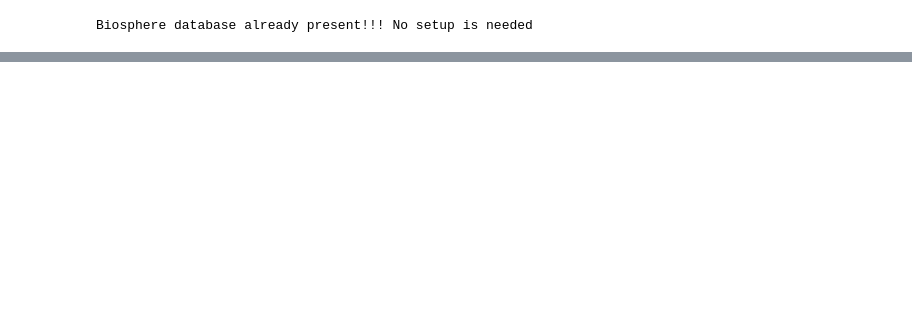
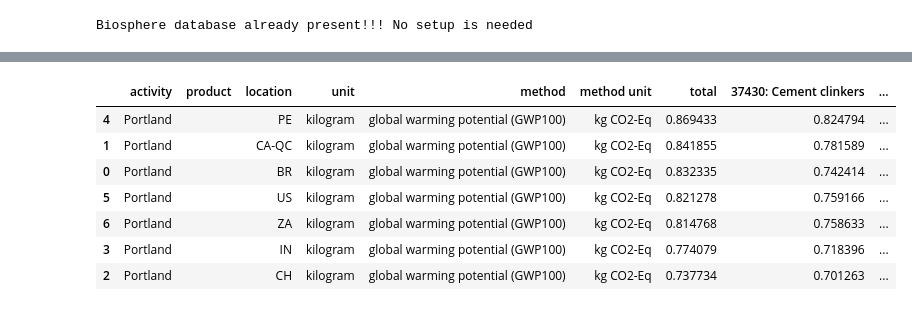
Before and after one commit to Laboratory-for-Energy-Systems-Analysis/dopo, a Jupyter notebook: dev/general_scan.ipynb, the cells around one changed output, grey strips where cells are left out. Cells and saved outputs as stored; diff of their text form; code cells hidden in the pictures; blank space fills up the shorter version.

Commit message:
developing code for multiple sector run and excel charts

```diff
--- a/dev/general_scan.ipynb
+++ b/dev/general_scan.ipynb
@@ -216,0 +224,2 @@ Scatter chart with dots has been created and saved in data.xlsx
+# %%
+scores_dict=sector_lca_scores(sectors_dict, method_dict)
@@ -216,0 +235,9 @@ Scatter chart with dots has been created and saved in data.xlsx
+# %%
+# Function to add statistics to DataFrame
+def add_statistics(df, column_name='total'):
+    # Calculate mean, standard deviation, and IQR
+    df['mean'] = df[column_name].mean()
+    df['std'] = df[column_name].std()
+    df['q1'] = df[column_name].quantile(0.25)
+    df['q3'] = df[column_name].quantile(0.75)
+    return df
@@ -216,0 +266,27 @@ Scatter chart with dots has been created and saved in data.xlsx
+# %%
+def sector_lca_scores_to_df(scores_dict):
+    df_list=[]
+    for sector in scores_dict.keys():
+        lca_tables = scores_dict[sector]['lca_tables_different_methods']
+        for method, table in lca_tables.items():
+            # Create a DataFrame for the current LCA score table
+            df = pd.DataFrame(table)
+            # Add statistics to the DataFrame
+            df = add_statistics(df)
+
+            df_list.append(df)
+    return df_list
+# %%
+df_list=sector_lca_scores_to_df(sectors_dict)
+# %%
+df=df_list[0]
+df
+# %% [output]
+|  | activity | product | location | unit | method | method unit | total | 37430: Cement clinkers | ... |
+| 4 | Portland |  | PE | kilogram | global warming potential (GWP100) | kg CO2-Eq | 0.869433 | 0.824794 | ... |
+| 1 | Portland |  | CA-QC | kilogram | global warming potential (GWP100) | kg CO2-Eq | 0.841855 | 0.781589 | ... |
+| 0 | Portland |  | BR | kilogram | global warming potential (GWP100) | kg CO2-Eq | 0.832335 | 0.742414 | ... |
+| 5 | Portland |  | US | kilogram | global warming potential (GWP100) | kg CO2-Eq | 0.821278 | 0.759166 | ... |
+| 6 | Portland |  | ZA | kilogram | global warming potential (GWP100) | kg CO2-Eq | 0.814768 | 0.758633 | ... |
+| 3 | Portland |  | IN | kilogram | global warming potential (GWP100) | kg CO2-Eq | 0.774079 | 0.718396 | ... |
+| 2 | Portland |  | CH | kilogram | global warming potential (GWP100) | kg CO2-Eq | 0.737734 | 0.701263 | ... |
```
Also changed, not shown: parts of 37 cells of this notebook.
